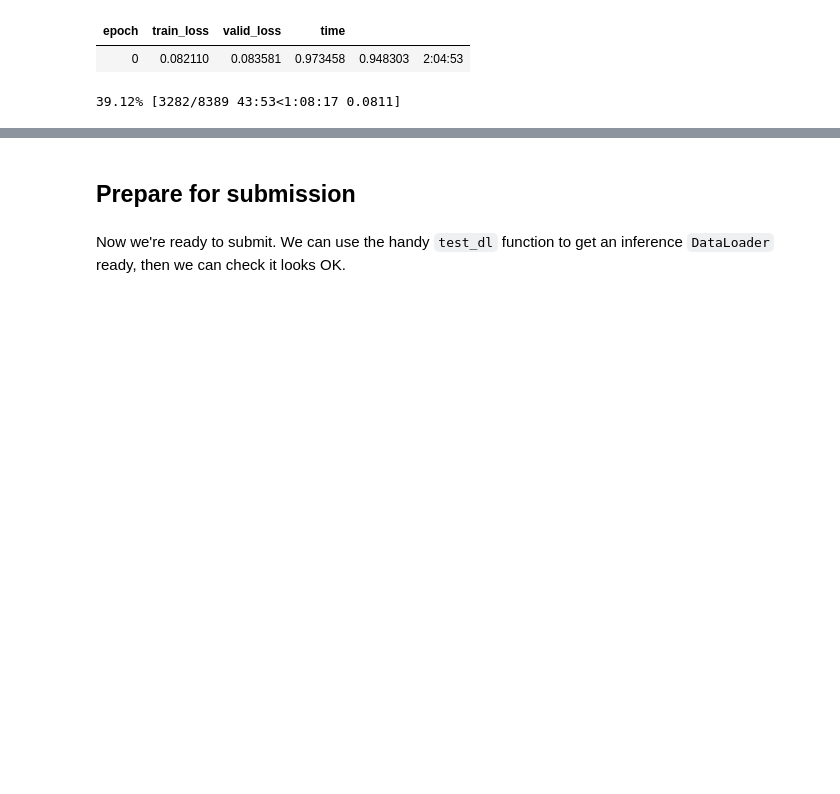
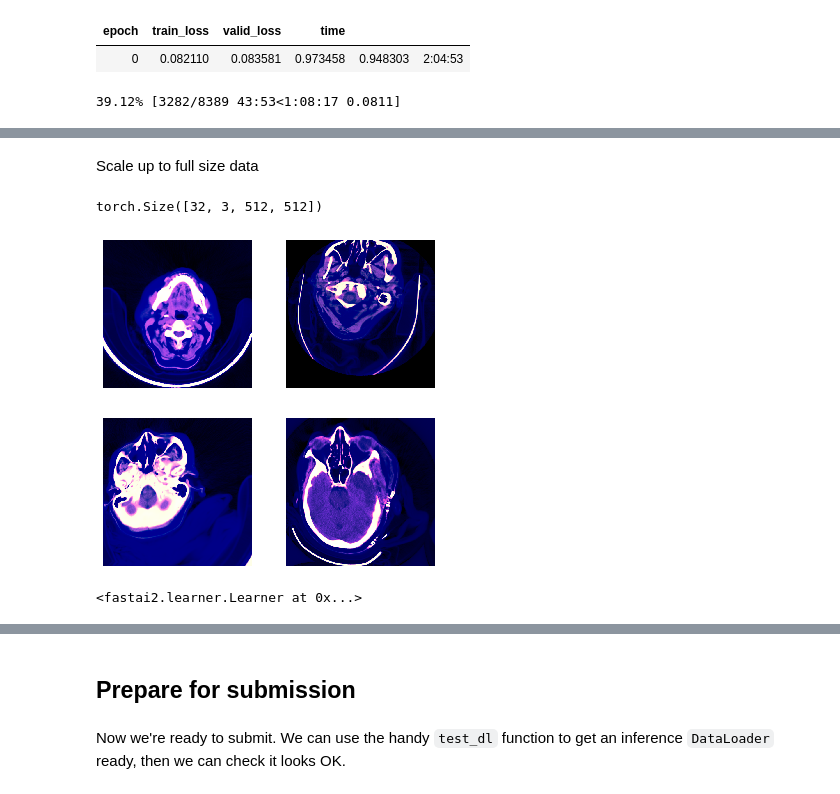
Before and after one commit to ltirrell/rsna-intracranial-hemorrhage-detection, a Jupyter notebook: notebooks/ltirrell/fastai-v2-forked-from-jhoward--submission.ipynb, the cells around one changed output, grey strips where cells are left out. Cells and saved outputs as stored; diff of their text form; code cells hidden in the pictures; blank space fills up the shorter version.

```diff
--- a/notebooks/ltirrell/fastai-v2-forked-from-jhoward--submission.ipynb
+++ b/notebooks/ltirrell/fastai-v2-forked-from-jhoward--submission.ipynb
@@ -355,0 +408,10 @@ learn.lr_find()
+# %% [markdown]
+Scale up to full size data
+# %%
+dbch = get_data(32,512)
+x,y = to_cpu(dbch.one_batch())
+dbch.show_batch(max_n=4)
+x.shape
+# %% [output]
+torch.Size([32, 3, 512, 512])
+[figure, added]
@@ -355,0 +425,4 @@ learn.lr_find()
+# %%
+learn.load('dcm-384-bs64--ep4')
+# %% [output]
+<fastai2.learner.Learner at 0x...>
```
Also changed, not shown: parts of 28 cells of this notebook, 2 other files.
